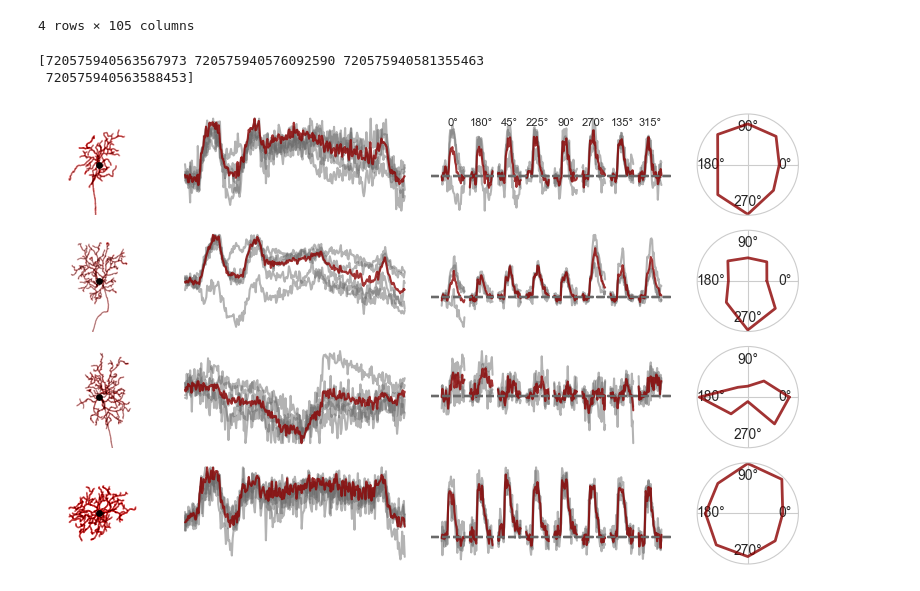
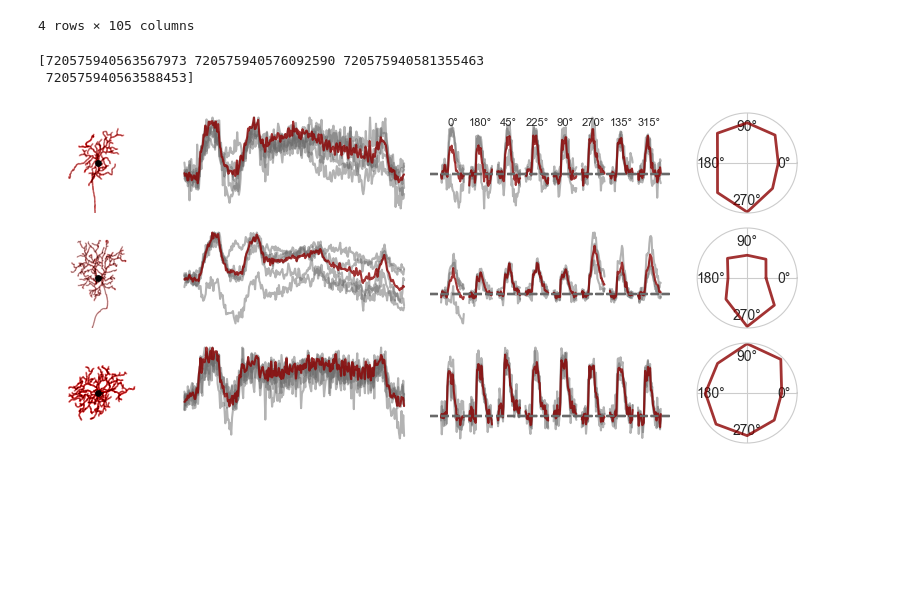
Before and after one commit to eyewire2/eyewire2-functional-analysis, a Jupyter notebook: notebooks/ERM25/plot_retinal_outline_and_responses.ipynb, the cells around one changed output. Cells and saved outputs as stored; diff of their text form; code cells hidden in the pictures; blank space fills up the shorter version.

```diff
--- a/notebooks/ERM25/plot_retinal_outline_and_responses.ipynb
+++ b/notebooks/ERM25/plot_retinal_outline_and_responses.ipynb
@@ -461,20 +518,20 @@ df_type
 # %%
 pixon_list = [720575940563567973, 720575940563588453, 720575940576092590, 720575940581355463]
 
 df_type = df_merged[
     ((df_merged['Cell Type'] == 'PixON') | (
             (df_merged['Machine label'] == '9n') & (df_merged['Confidence machine label'].astype(float) > 0.5)))
     #(df_merged[seg_col_master].astype(int).isin(pixon_list))
     & ((df_merged.chirp_qidx > 0.45) | (df_merged.bar_qidx > 0.6))
     & (df_merged["Status"] == 'Complete')
     ]
 df_type = df_type.drop_duplicates(subset=[seg_col_master], keep='first')
 
 print(df_type[seg_col_master].values.astype(int))
 
-fig, axs = plot_cells(df_type)
-plt.savefig(os.path.join(fig2_dir, 'examples_pixon.pdf'))
+fig, axs = plot_cells(df_type.iloc[[0, 1, 3]])
+plt.savefig(os.path.join(fig2_dir, 'examples_pixon.png'), dpi=600)
 # %% [output]
 [720575940563567973 720575940576092590 720575940581355463
  720575940563588453]
-[figure, old version]
+[figure, new version]
```
Also changed, not shown: parts of 4 cells of this notebook, 7 other files.
